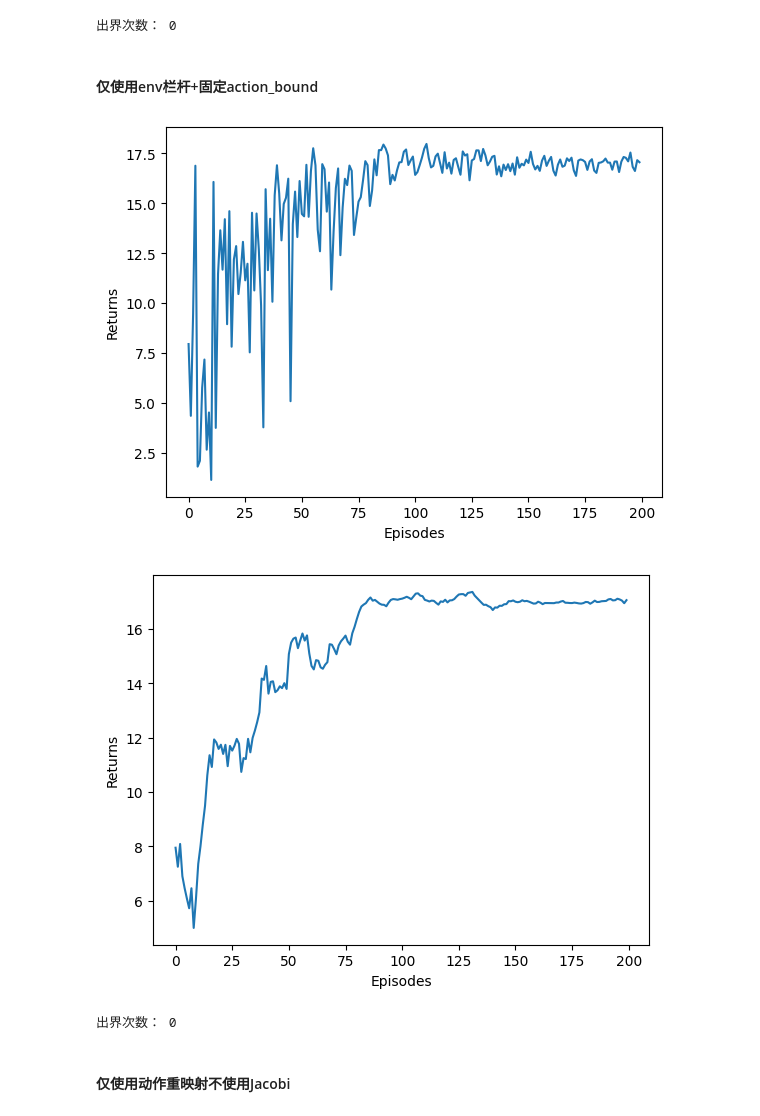
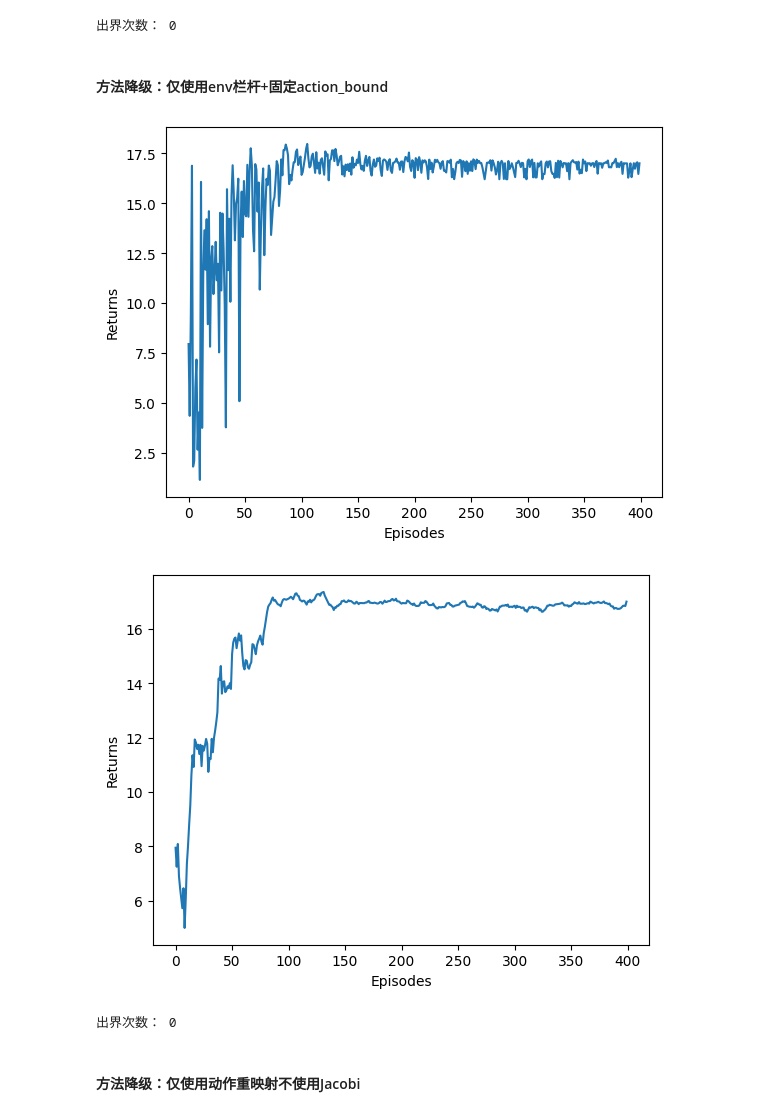
Before and after one commit to Notimetimer/project03_fire_and_dodge_missile, a Jupyter notebook: TrainAndTests/过窄桥.ipynb, the cells around one changed output. Cells and saved outputs as stored; diff of their text form; code cells hidden in the pictures.

```diff
--- a/TrainAndTests/过窄桥.ipynb
+++ b/TrainAndTests/过窄桥.ipynb
@@ -417,7 +417,8 @@ class SquashedNormal:
         # jacobian term
         jacobian = torch.log(1 - a.pow(2) + self.eps) # fixme 应该+还是-？
         # sum over action dim, keep dims consistent: return (N, 1)
-        return (log_prob_u - jacobian).sum(-1, keepdim=True)
+        # 取消提前求和 # return (log_prob_u - jacobian).sum(-1, keepdim=True)
+        return log_prob_u - jacobian  # 返回形状为 (batch_size, action_dim)
 
     def entropy(self):
         # 近似：使用 base normal 的熵之和（不考虑 tanh 的修正）
@@ -653,7 +654,9 @@ class PPOContinuous:
             ratio = torch.exp(log_probs - old_log_probs)
             surr1 = ratio * advantage
             surr2 = torch.clamp(ratio, 1 - self.eps, 1 + self.eps) * advantage
-            actor_loss = -torch.min(surr1, surr2).mean() - 0.1 * dist.entropy().mean()
+            # 取消提前求和 # actor_loss = -torch.min(surr1, surr2).mean() - 0.1 * dist.entropy().mean()
+            actor_loss = -torch.min(surr1, surr2).sum(-1).mean() - 0.1 * dist.entropy().mean()
+            # ↑如果求和之和还要保留原先的张量维度，用torch.sum(torch.min(surr1,surr2),dim=-1,keepdim=True)
 
             critic_loss = F.mse_loss(self.critic(states), td_target.detach())
             self.actor_optimizer.zero_grad()
@@ -1238,7 +1241,7 @@ print("出界次数：", out_range_count)
 [figure]
 出界次数： 0
 # %% [markdown]
-#### 仅使用env栏杆+固定action_bound
+#### 方法降级：仅使用env栏杆+固定action_bound
 # %%
 # 游标训练环境
 import random
@@ -1642,7 +1645,7 @@ class PPOContinuous:
 # 超参数
 actor_lr = 1e-3 /10 # 1e-4 1e-6  # 2e-5 警告，学习率过大会出现"nan"
 critic_lr = actor_lr * 10  # 1e-3  9e-3  5e-3 为什么critic学习率大于一都不会梯度爆炸？ 为什么设置成1e-5 也会爆炸？ chatgpt说要actor的2~10倍
-num_episodes = 200 # fixme 如果不限制最小方差，500 的时候会梯度爆炸, 限制后1000 也会爆炸
+num_episodes = 400 # fixme 如果不限制最小方差，500 的时候会梯度爆炸, 限制后1000 也会爆炸
 hidden_dims = [128]  # 128 fixme 层数大时actor梯度也会爆炸
 gamma = 0.9
 lmbda = 0.9
@@ -1700,38 +1703,38 @@ with tqdm(total=int(num_episodes), desc='Iteration') as pbar:  # 进度条
             clear_batch_flag=1
         if (i_episode + 1) >= 10:
             pbar.set_postfix({'episode': '%d' % (i_episode + 1),
                               'return': '%.3f' % np.mean(return_list[-10:])})
         pbar.update(1)
     # return return_list
 
 # return_list = train_off_policy_agent(env, agent, num_episodes, replay_buffer, minimal_size, batch_size)
 
 # %matplotlib inline
 
 episodes_list = list(range(len(return_list)))
 plt.figure()
 plt.plot(episodes_list, return_list)
 plt.xlabel('Episodes')
 plt.ylabel('Returns')
 # plt.title('PPO on {}'.format(env_name))
 
 
 mv_return = moving_average(return_list, 9)
 plt.figure()
 plt.plot(episodes_list, mv_return)
 plt.xlabel('Episodes')
 plt.ylabel('Returns')
 # plt.title('PPO on {}'.format(env_name))
 
 plt.show()
 
 print("出界次数：", out_range_count)
 # %% [output]
-[figure, old version]
+[figure, new version]
-[figure, old version]
+[figure, new version]
 出界次数： 0
 # %% [markdown]
-#### 仅使用动作重映射不使用Jacobi
+#### 方法降级：仅使用动作重映射不使用Jacobi
 # %%
 # 游标训练环境
 import random
```
Also changed, not shown: parts of 1 cell of this notebook, 3 other files.
